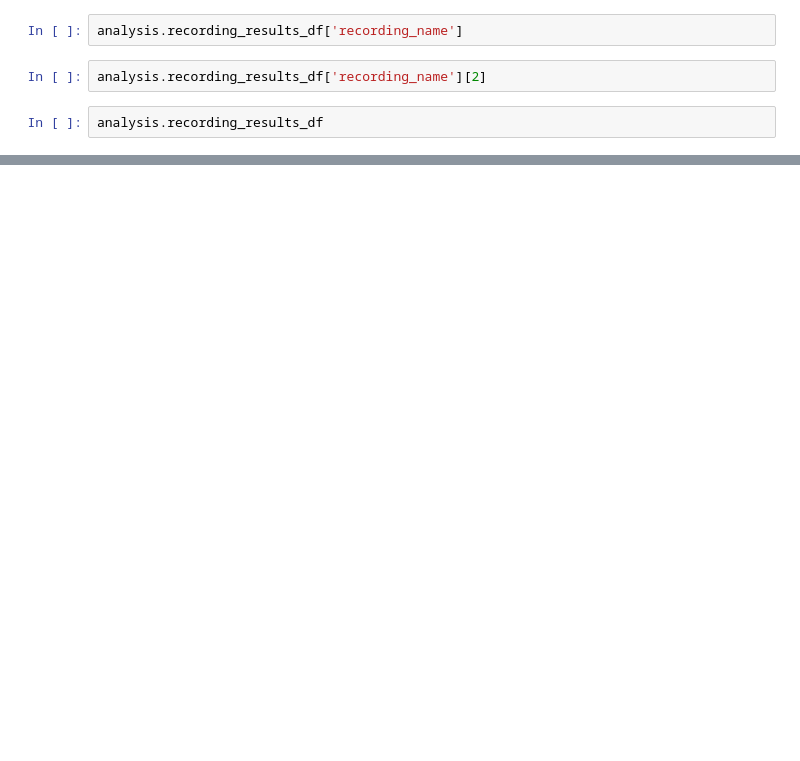
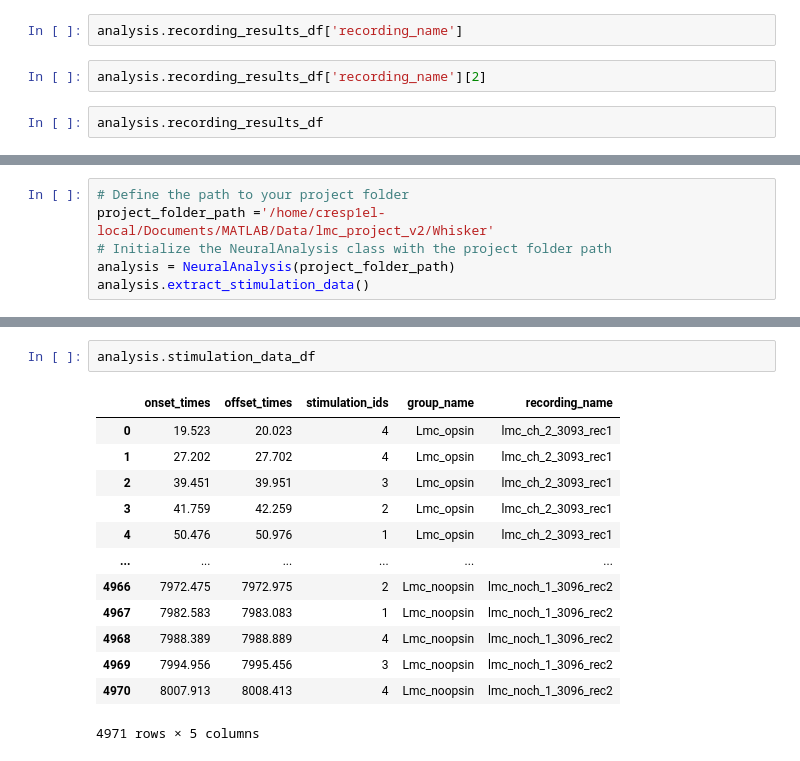
Before and after one commit to ecresp1el/mua_analysis, a Jupyter notebook: notebooks/proceesing_data_opto.ipynb, the cells around one changed output, grey strips where cells are left out. Drawn from its saved outputs; the diff is of its cells as text; blank space fills up the shorter version.

```diff
--- a/notebooks/proceesing_data_opto.ipynb
+++ b/notebooks/proceesing_data_opto.ipynb
@@ -636,0 +701,6 @@ analysis.recording_results_df
+# %%
+# Define the path to your project folder
+project_folder_path ='/home/cresp1el-local/Documents/MATLAB/Data/lmc_project_v2/Whisker'
+# Initialize the NeuralAnalysis class with the project folder path
+analysis = NeuralAnalysis(project_folder_path)
+analysis.extract_stimulation_data()
@@ -636,0 +718,16 @@ analysis.recording_results_df
+# %%
+analysis.stimulation_data_df
+# %% [output]
+|  | onset_times | offset_times | stimulation_ids | group_name | recording_name |
+| 0 | 19.523 | 20.023 | 4 | Lmc_opsin | lmc_ch_2_3093_rec1 |
+| 1 | 27.202 | 27.702 | 4 | Lmc_opsin | lmc_ch_2_3093_rec1 |
+| 2 | 39.451 | 39.951 | 3 | Lmc_opsin | lmc_ch_2_3093_rec1 |
+| 3 | 41.759 | 42.259 | 2 | Lmc_opsin | lmc_ch_2_3093_rec1 |
+| 4 | 50.476 | 50.976 | 1 | Lmc_opsin | lmc_ch_2_3093_rec1 |
+| ... | ... | ... | ... | ... | ... |
+| 4966 | 7972.475 | 7972.975 | 2 | Lmc_noopsin | lmc_noch_1_3096_rec2 |
+| 4967 | 7982.583 | 7983.083 | 1 | Lmc_noopsin | lmc_noch_1_3096_rec2 |
+| 4968 | 7988.389 | 7988.889 | 4 | Lmc_noopsin | lmc_noch_1_3096_rec2 |
+| 4969 | 7994.956 | 7995.456 | 3 | Lmc_noopsin | lmc_noch_1_3096_rec2 |
+| 4970 | 8007.913 | 8008.413 | 4 | Lmc_noopsin | lmc_noch_1_3096_rec2 |
+4971 rows × 5 columns
```
Also changed, not shown: parts of 5 cells of this notebook.
